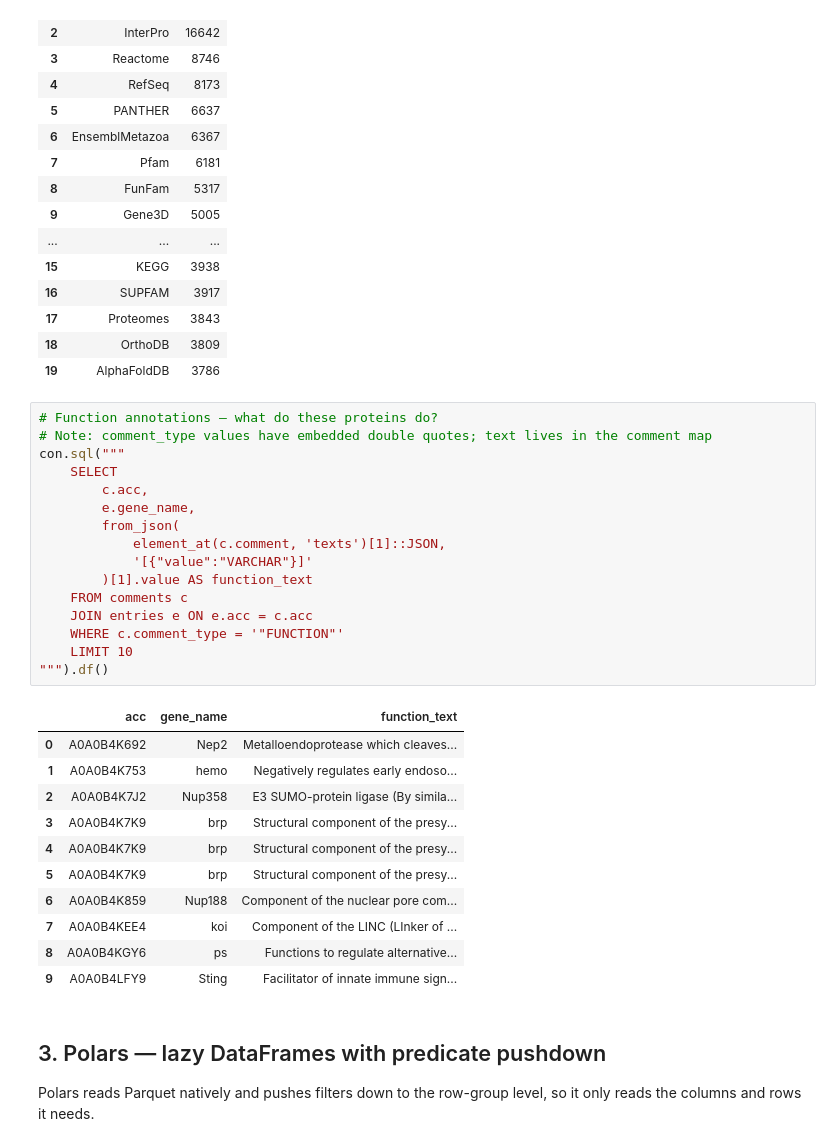
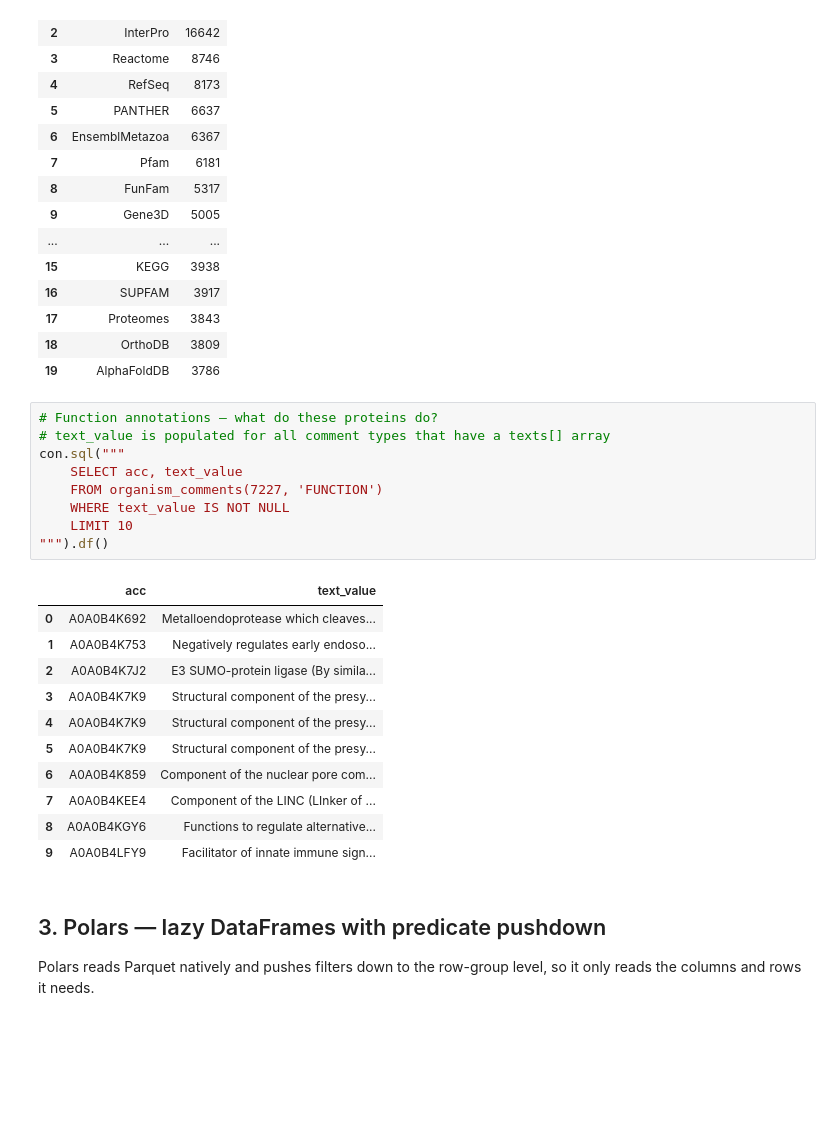
Before and after one commit to ebi-uniprot/uniprot-parquet, a Jupyter notebook: demo/demo.ipynb, the cells around one changed output. Saved outputs shown, nothing was run; the diff lists cells and outputs as text; blank space fills up the shorter version.

```diff
--- a/demo/demo.ipynb
+++ b/demo/demo.ipynb
@@ -293,34 +293,27 @@ con.sql("""
 | 17 | Proteomes | 3843 |
 | 18 | OrthoDB | 3809 |
 | 19 | AlphaFoldDB | 3786 |
-# %%
-# Function annotations — what do these proteins do?
-# Note: comment_type values have embedded double quotes; text lives in the comment map
-con.sql("""
-    SELECT
-        c.acc,
-        e.gene_name,
-        from_json(
-            element_at(c.comment, 'texts')[1]::JSON,
-            '[{"value":"VARCHAR"}]'
-        )[1].value AS function_text
-    FROM comments c
-    JOIN entries e ON e.acc = c.acc
-    WHERE c.comment_type = '"FUNCTION"'
-    LIMIT 10
-""").df()
-# %% [output]
-|  | acc | gene_name | function_text |
-| 0 | A0A0B4K692 | Nep2 | Metalloendoprotease which cleaves... |
-| 1 | A0A0B4K753 | hemo | Negatively regulates early endoso... |
-| 2 | A0A0B4K7J2 | Nup358 | E3 SUMO-protein ligase (By simila... |
-| 3 | A0A0B4K7K9 | brp | Structural component of the presy... |
-| 4 | A0A0B4K7K9 | brp | Structural component of the presy... |
-| 5 | A0A0B4K7K9 | brp | Structural component of the presy... |
-| 6 | A0A0B4K859 | Nup188 | Component of the nuclear pore com... |
-| 7 | A0A0B4KEE4 | koi | Component of the LINC (LInker of ... |
-| 8 | A0A0B4KGY6 | ps | Functions to regulate alternative... |
-| 9 | A0A0B4LFY9 | Sting | Facilitator of innate immune sign... |
+# %%
+# Function annotations — what do these proteins do?
+# text_value is populated for all comment types that have a texts[] array
+con.sql("""
+    SELECT acc, text_value
+    FROM organism_comments(7227, 'FUNCTION')
+    WHERE text_value IS NOT NULL
+    LIMIT 10
+""").df()
+# %% [output]
+|  | acc | text_value |
+| 0 | A0A0B4K692 | Metalloendoprotease which cleaves... |
+| 1 | A0A0B4K753 | Negatively regulates early endoso... |
+| 2 | A0A0B4K7J2 | E3 SUMO-protein ligase (By simila... |
+| 3 | A0A0B4K7K9 | Structural component of the presy... |
+| 4 | A0A0B4K7K9 | Structural component of the presy... |
+| 5 | A0A0B4K7K9 | Structural component of the presy... |
+| 6 | A0A0B4K859 | Component of the nuclear pore com... |
+| 7 | A0A0B4KEE4 | Component of the LINC (LInker of ... |
+| 8 | A0A0B4KGY6 | Functions to regulate alternative... |
+| 9 | A0A0B4LFY9 | Facilitator of innate immune sign... |
 # %% [markdown]
 ## 3. Polars — lazy DataFrames with predicate pushdown
 
```
Also changed, not shown: parts of 5 cells of this notebook, 4 other files.
